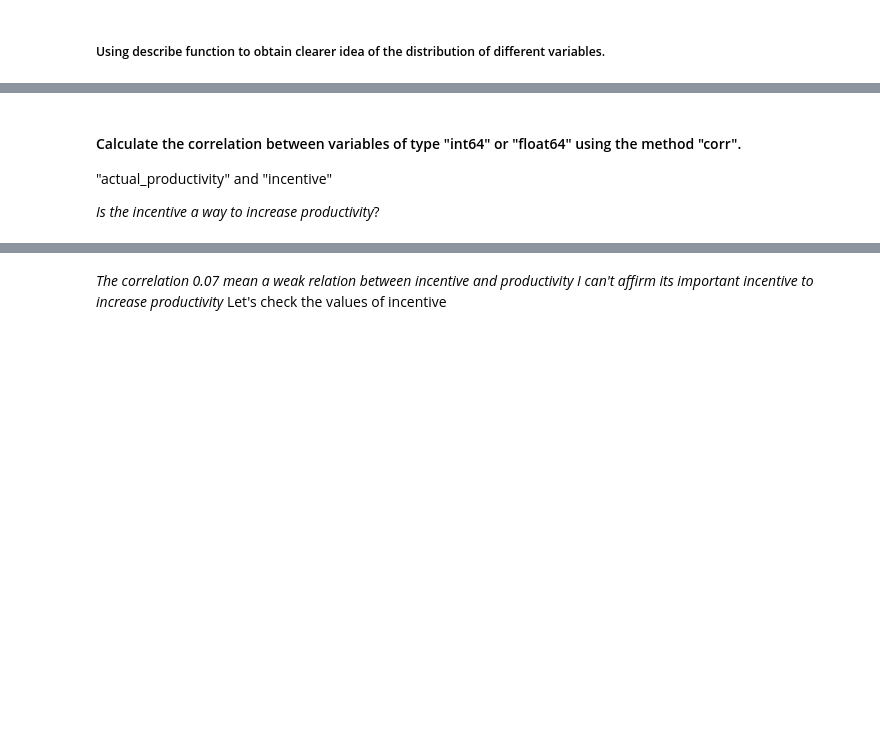
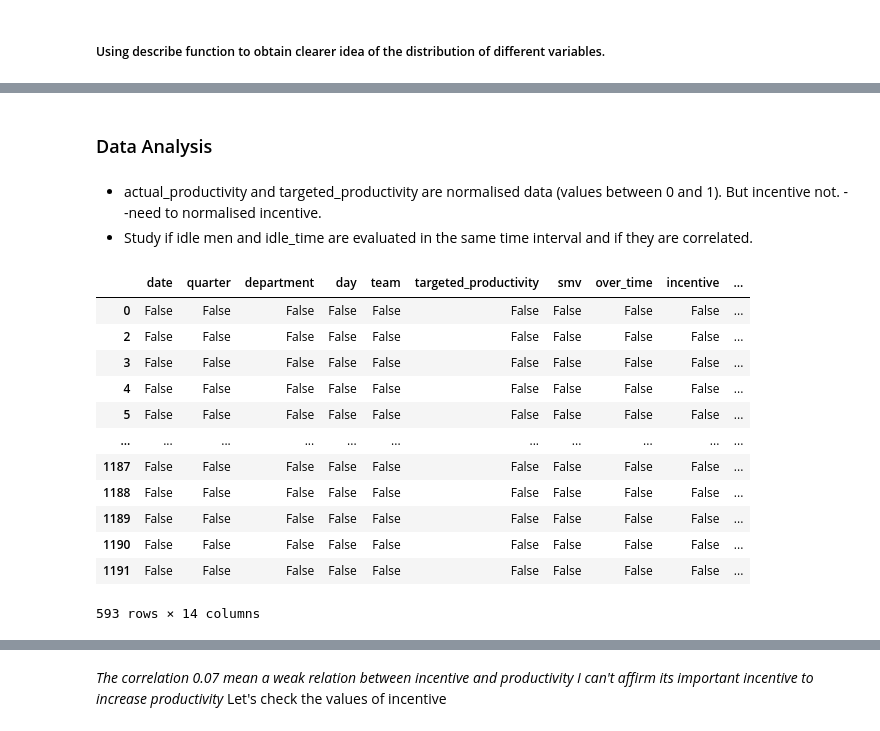
Before and after one commit to irenediaz1974/Portfolio2023, a Jupyter notebook: Project1/data_analysis.ipynb, the cells around one changed output, grey strips where cells are left out. Cells and saved outputs as stored; diff of their text form; code cells hidden in the pictures; blank space fills up the shorter version.

```diff
--- a/Project1/data_analysis.ipynb
+++ b/Project1/data_analysis.ipynb
@@ -114,8 +115,10 @@ df_garments.describe()
 | 50% | 6.000000 | 0.750000 | 15.260000 | 3960.000000 | 0.000000 | 0.000000 | 0.000000 | 0.000000 | ... |
 | 75% | 9.000000 | 0.800000 | 24.260000 | 6960.000000 | 50.000000 | 0.000000 | 0.000000 | 0.000000 | ... |
 | max | 12.000000 | 0.800000 | 54.560000 | 25920.000000 | 3600.000000 | 300.000000 | 45.000000 | 2.000000 | ... |
-# %% [markdown]
-#### Calculate the correlation between variables of type "int64" or "float64" using the method "corr".
-"actual_productivity" and "incentive"
-
-*Is the incentive a way to increase productivity*?
+# %% [markdown]
+### Data Analysis
+# %% [markdown]
+
+- actual_productivity and targeted_productivity are normalised data (values between 0 and 1). But incentive not.
+--need to normalised incentive.
+- Study if idle men and idle_time are evaluated in the same time interval and if they are correlated.
@@ -121,0 +134,16 @@ df_garments.describe()
+# %%
+df_incentive.isnull()
+# %% [output]
+|  | date | quarter | department | day | team | targeted_productivity | smv | over_time | incentive | ... |
+| 0 | False | False | False | False | False | False | False | False | False | ... |
+| 2 | False | False | False | False | False | False | False | False | False | ... |
+| 3 | False | False | False | False | False | False | False | False | False | ... |
+| 4 | False | False | False | False | False | False | False | False | False | ... |
+| 5 | False | False | False | False | False | False | False | False | False | ... |
+| ... | ... | ... | ... | ... | ... | ... | ... | ... | ... | ... |
+| 1187 | False | False | False | False | False | False | False | False | False | ... |
+| 1188 | False | False | False | False | False | False | False | False | False | ... |
+| 1189 | False | False | False | False | False | False | False | False | False | ... |
+| 1190 | False | False | False | False | False | False | False | False | False | ... |
+| 1191 | False | False | False | False | False | False | False | False | False | ... |
+593 rows × 14 columns
```
Also changed, not shown: parts of 24 cells of this notebook, 3 other files.
